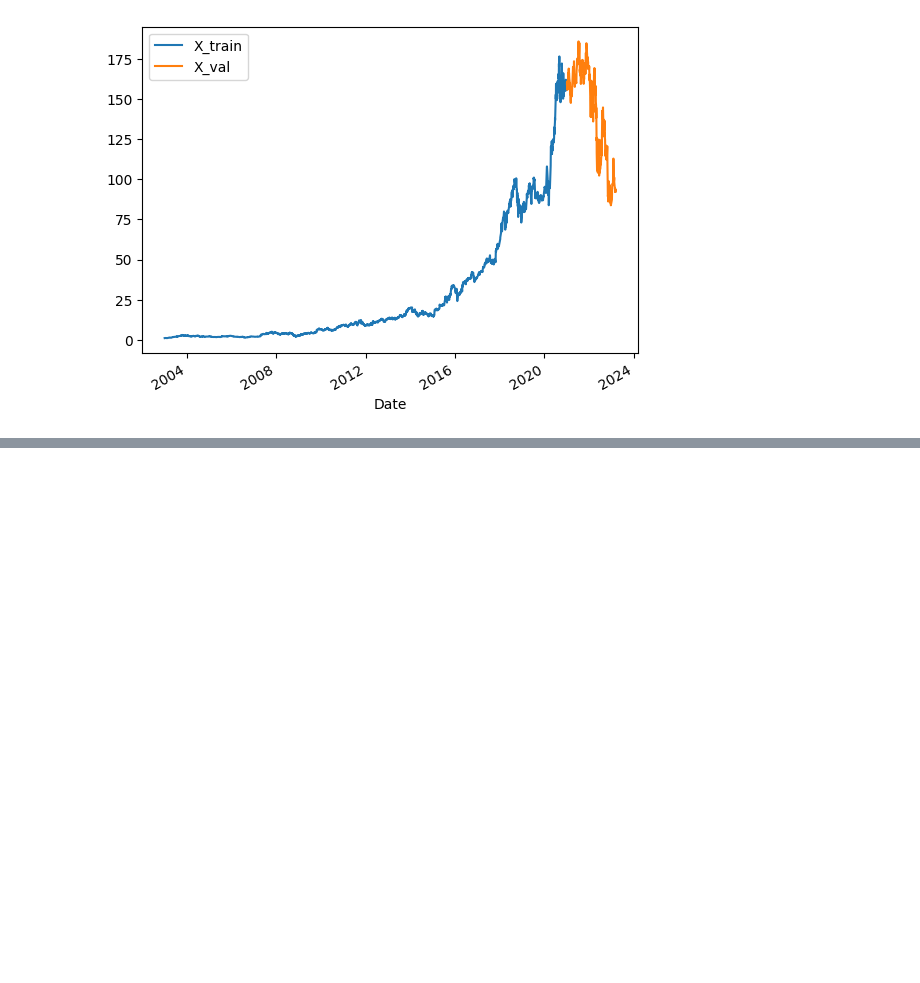
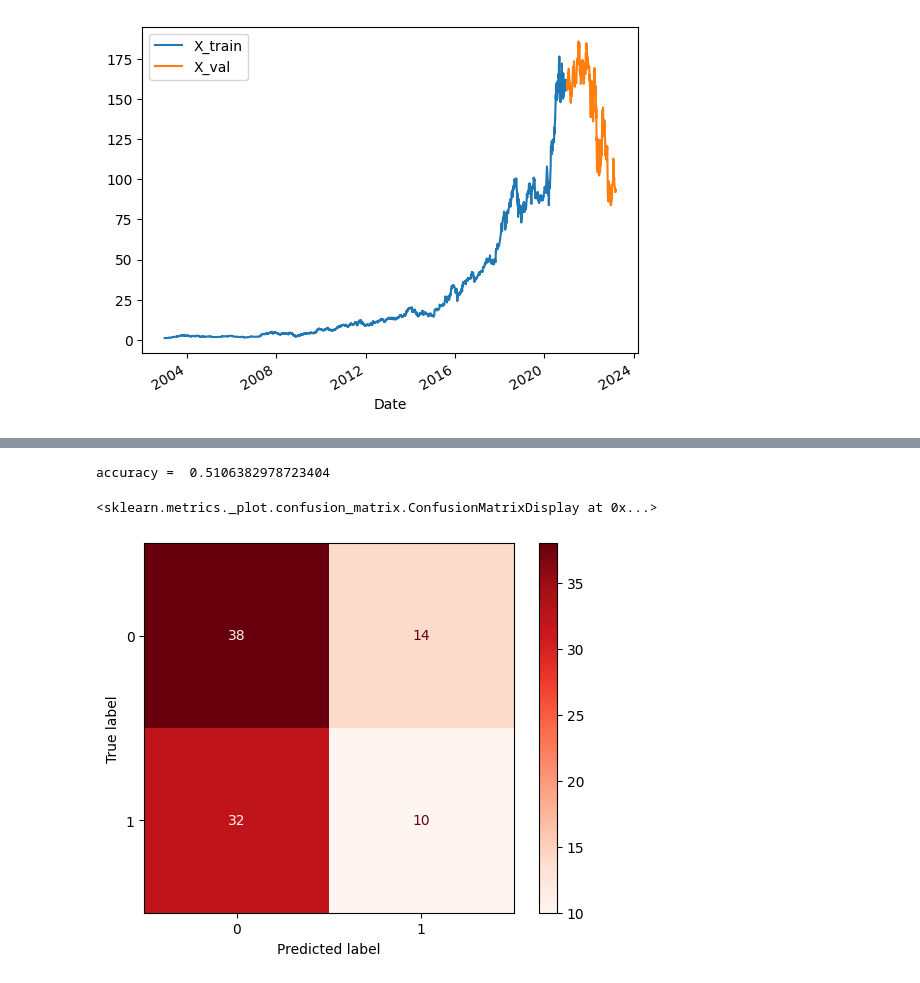
Before and after one commit to yamayama3689/finance, a Jupyter notebook: 株予測.ipynb, the cells around one changed output, grey strips where cells are left out. Cells and saved outputs as stored; diff of their text form; code cells hidden in the pictures; blank space fills up the shorter version.

```diff
--- a/株予測.ipynb
+++ b/株予測.ipynb
@@ -250,0 +362,15 @@ plt.show()
+# %%
+# LSTM構築とコンパイル関数
+def lstm_comp(df):
+    # 入力層/中間層/出直送のネットワークを構築
+    model = Sequential()
+    model.add(LSTM(256, activation='relu', input_shape=(df.shape[1], df.shape[2])))
+    model.add(Dropout(0.2))
+    model.add(Dense(256, activation='relu'))
+    model.add(Dropout(0.2))
+    model.add(Dense(1, activation='sigmoid'))
+
+    # ネットワークのコンパイル
+    model.compile(loss='binary_crossentropy', optimizer='adam', metrics=['accuracy'])
+
+    return model
@@ -250,0 +495,6 @@ plt.show()
+# %%
+# LSTM構築とコンパイル関数にX_train_np_arrayを渡し、変数modelに代入
+model = lstm_comp(X_train_np_array)
+
+# モデルの学習の実行
+result = model.fit(X_train_np_array, y_train_new, epochs=10, batch_size=64)
@@ -250,0 +522,4 @@ plt.show()
+# %%
+# 作成したモデルにより検証データを用いて予測を行う
+pred = model.predict(X_val_np_array)
+pred[:10] # 先頭の10個を表示
@@ -250,0 +538,5 @@ plt.show()
+# %%
+# 予測結果を0もしくは1に修正
+pred = np.where(pred < 0.5, 0, 1)
+# 修正した予測結果の先頭10件を確認
+pred[:10]
@@ -250,0 +554,17 @@ plt.show()
+# %%
+# 実際の結果から予測値の正解率を計算する
+from sklearn.metrics import accuracy_score
+print('accuracy = ', accuracy_score(y_true=y_val_new, y_pred=pred))
+# %% [output]
+accuracy =  0.5106382978723404
+# %%
+# 混合行列生成のためのconfusion_matrixをインポート
+from sklearn.metrics import confusion_matrix, ConfusionMatrixDisplay
+
+# 混合行列を表示
+cm = confusion_matrix(y_val_new, pred)
+cmp = ConfusionMatrixDisplay(cm)
+cmp.plot(cmap=plt.cm.Reds)
+# %% [output]
+<sklearn.metrics._plot.confusion_matrix.ConfusionMatrixDisplay at 0x...>
+[figure, added]
```
Also changed, not shown: parts of 16 cells of this notebook.
